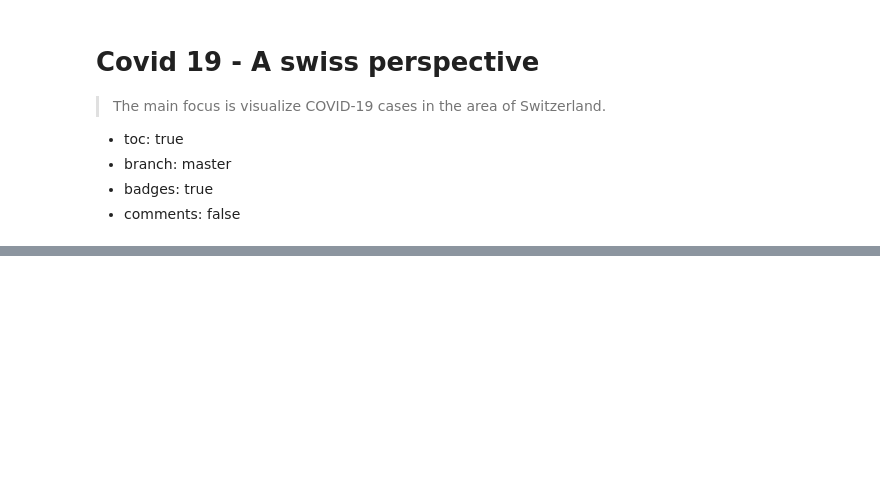
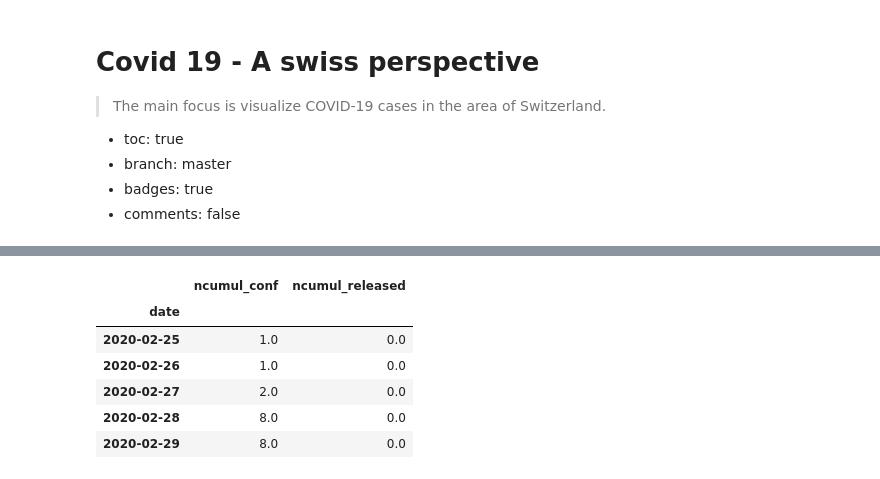
Before and after one commit to joshy/covid-19, a Jupyter notebook: _notebooks/2020-03-24-covid.ipynb, the cells around one changed output, grey strips where cells are left out. Saved outputs shown, nothing was run; the diff lists cells and outputs as text; code cells hidden in the pictures; blank space fills up the shorter version.

```diff
--- a/_notebooks/2020-03-24-covid.ipynb
+++ b/_notebooks/2020-03-24-covid.ipynb
@@ -55,3 +47,15 @@ chart = alt.Chart(df).mark_line(interpolate='step-after').encode(
 chart
 # %% [output]
 [interactive output not drawn]
+# %%
+#hide
+sum_df = df.groupby("date")[["date", "ncumul_conf", "ncumul_released"]].sum()
+sum_df.head()
+# %% [output]
+|  | ncumul_conf | ncumul_released |
+| date |  |  |
+| 2020-02-25 | 1.0 | 0.0 |
+| 2020-02-26 | 1.0 | 0.0 |
+| 2020-02-27 | 2.0 | 0.0 |
+| 2020-02-28 | 8.0 | 0.0 |
+| 2020-02-29 | 8.0 | 0.0 |
```
Also changed, not shown: parts of 6 cells of this notebook.
